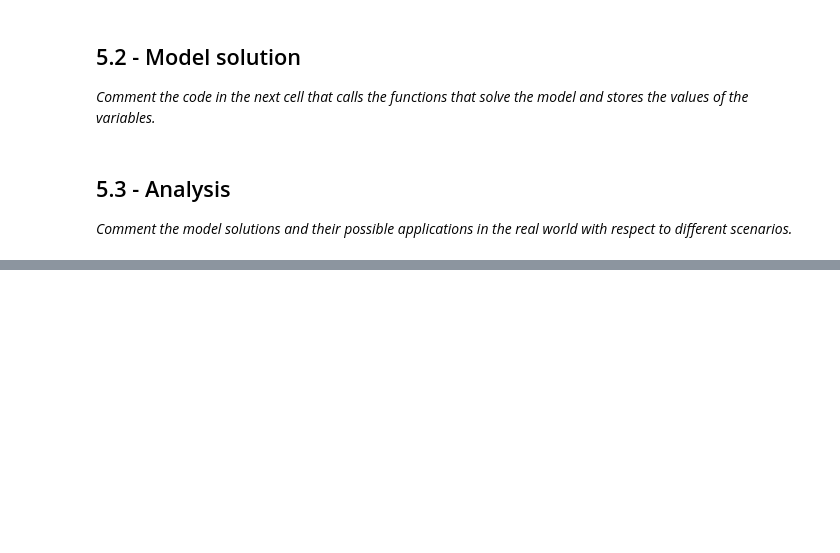
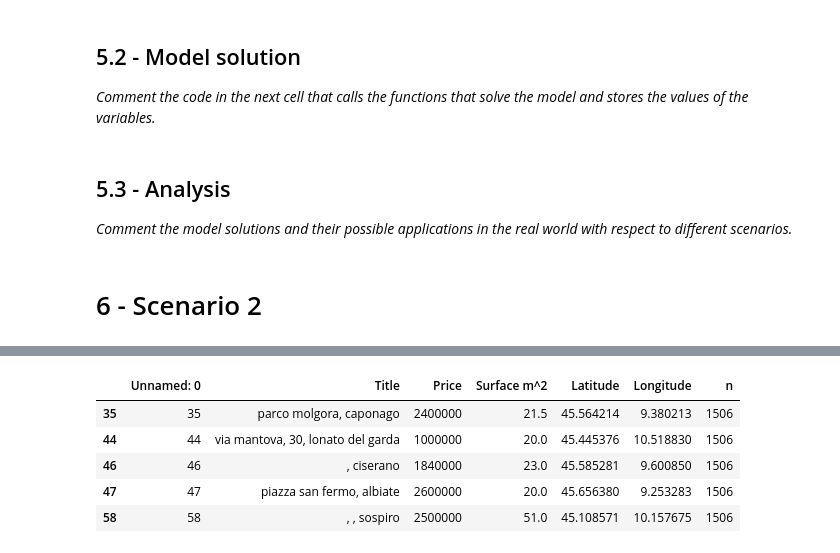
Before and after one commit to LoreJob/Logistic-Problem-Walmart, a Jupyter notebook: Pyomo Model/ProjectTemplate.ipynb, the cells around one changed output, grey strips where cells are left out. Saved outputs shown, nothing was run; the diff lists cells and outputs as text; code cells hidden in the pictures; blank space fills up the shorter version.

Commit message:
6 Second scenario done

```diff
--- a/Pyomo Model/ProjectTemplate.ipynb
+++ b/Pyomo Model/ProjectTemplate.ipynb
@@ -782,3 +782,70 @@ Here are the comuni served by this store:
 # %% [markdown]
 ## 5.3 - Analysis
 *Comment the model solutions and their possible applications in the real world with respect to different scenarios.*
+# %% [markdown]
+# 6 - Scenario 2
+# %%
+
+model = pyo.ConcreteModel()
+
+num_y = cost.size
+
+num_rows, num_cols = ebitda.shape
+
+
+# Create x
+model.rows = pyo.RangeSet(1,num_rows)
+model.cols = pyo.RangeSet(1,num_cols)
+
+# Define decision variables
+model.x = pyo.Var(model.rows, model.cols, within = pyo.UnitInterval)
+model.y = pyo.Var(range(1, num_y + 1), within = pyo.Binary)
+
+# Define the objective function programmatically
+def profit_function(model):
+    # Calculate total cost
+    cost_total = sum(model.y[j] * cost.iloc[j - 1, 0] for j in range(1, num_y + 1))
+
+    # Calculate total EBITDA
+    ebitda_total = sum(sum(ebitda.iloc[i - 1, j - 1] * model.x[i, j] for i in model.rows) for j in range(1, num_y + 1))
+
+    # Calculate profit
+    profit_total = ebitda_total - cost_total
+    return profit_total
+
+model.obj = pyo.Objective(rule = profit_function, sense = pyo.maximize)
+
+# Define constraints
+model.constraints = pyo.ConstraintList()
+for j in range(1, num_y + 1):
+    for i in range(1, num_rows + 1):
+        model.constraints.add(model.x[i,j] <= ebitda.iloc[i-1, j-1] * model.y[j])
+
+model.constraints2 = pyo.ConstraintList()
+for i in range(1,num_rows +1):
+    model.constraints2.add(sum(model.x[i,j] for j in range(1,num_cols+1)) <=1)
+
+solver = pyo.SolverFactory('gurobi')
+results = solver.solve(model, tee = True)
+
+stores_to_open = dict()
+for j in range(1,num_y+1):
+    if pyo.value(model.y[j]) == 1:
+        print(j,pyo.value(model.y[j]))
+        print("Here are the comuni served by this store:")
+        comuni_serviti = []
+        for i in range(1, num_rows+1):
+            if pyo.value(model.x[i,j]) >= 0:
+                comuni_serviti.append(i)
+        stores_to_open[j] = comuni_serviti
+        print(comuni_serviti)
+
+index_to_access = list(stores_to_open.keys())
+index_to_access = np.asarray(index_to_access)
+index_to_access = index_to_access + 1
+
+n_comuni_serviti = {i+1 : len(comuni_serviti) for i, comuni_serviti in stores_to_open.items()}
+n_comuni_serviti = pd.Series(n_comuni_serviti, name = "n")
+
+df_prop.iloc[index_to_access].join(n_comuni_serviti)
+# %% [output]
@@ -784,0 +869,6 @@ Here are the comuni served by this store:
+|  | Unnamed: 0 | Title | Price | Surface m^2 | Latitude | Longitude | n |
+| 35 | 35 | parco molgora, caponago | 2400000 | 21.5 | 45.564214 | 9.380213 | 1506 |
+| 44 | 44 | via mantova, 30, lonato del garda | 1000000 | 20.0 | 45.445376 | 10.518830 | 1506 |
+| 46 | 46 | , ciserano | 1840000 | 23.0 | 45.585281 | 9.600850 | 1506 |
+| 47 | 47 | piazza san fermo, albiate | 2600000 | 20.0 | 45.656380 | 9.253283 | 1506 |
+| 58 | 58 | , , sospiro | 2500000 | 51.0 | 45.108571 | 10.157675 | 1506 |
```
Also changed, not shown: parts of 1 cell of this notebook.
